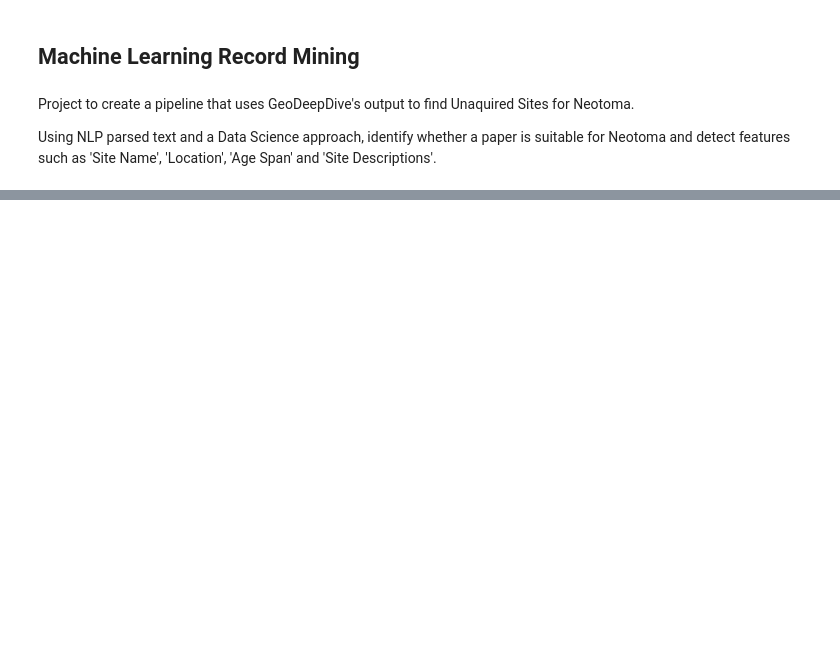
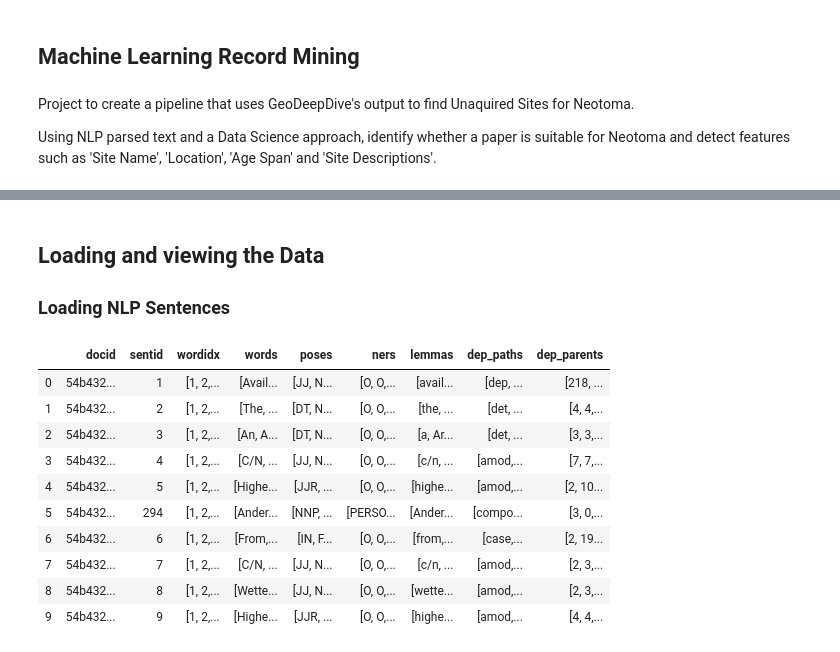
Before and after one commit to throughput-ec/UnacquiredSites, a Jupyter notebook: ML_Record_Mining_JN.ipynb, the cells around one changed output, grey strips where cells are left out. Cells and saved outputs as stored; diff of their text form; code cells hidden in the pictures; blank space fills up the shorter version.

```diff
--- a/ML_Record_Mining_JN.ipynb
+++ b/ML_Record_Mining_JN.ipynb
@@ -45,0 +18,43 @@ data.head(100)
+# %% [markdown]
+## Loading and viewing the Data
+
+### Loading NLP Sentences
+# %%
+# Connect to PostgreSQL server from terminal:
+# pg_ctl -D PSQL_Data -l logfile start
+try:
+    conn = psycopg2.connect("dbname=gdd_database user=seiryu8808 password=")
+    nlp_sentences = pd.read_sql_query('''SELECT * FROM sentences;''', conn)
+
+# If no SQL db, load from a file
+except:
+    header_list = ["_gddid", "sentence", "wordidx", "words", "poses", "ners",
+               "lemmas", "dep_paths", "dep_parents"]
+    # poses = part of speech , ners = special class, dep_paths = wordtype, = word modified
+    nlp_sentences = pd.read_csv("../Do_not_commit_data/sentences_nlp352", sep='\t', names = header_list)
+    nlp_sentences = nlp_sentences.replace('"', '', regex = True)\
+                                 .replace('\{', '', regex = True)\
+                                 .replace('}', '', regex = True)\
+                                 .replace(',', ',', regex = True)
+    nlp_sentences['wordidx']= nlp_sentences['wordidx'].str.split(",")
+    nlp_sentences['words']= nlp_sentences['words'].str.split(",")
+    nlp_sentences['poses']= nlp_sentences['poses'].str.split(",")
+    nlp_sentences['ners']= nlp_sentences['ners'].str.split(",")
+    nlp_sentences['lemmas']= nlp_sentences['lemmas'].str.split(",")
+    nlp_sentences['dep_paths']= nlp_sentences['dep_paths'].str.split(",")
+    nlp_sentences['dep_parents']= nlp_sentences['dep_parents'].str.split(",")
+    #nlp_sentences['wordIndex'].str.len()
+# %%
+nlp_sentences.head(10)
+# %% [output]
+|  | docid | sentid | wordidx | words | poses | ners | lemmas | dep_paths | dep_parents |
+| 0 | 54b432... | 1 | [1, 2,... | [Avail... | [JJ, N... | [O, O,... | [avail... | [dep, ... | [218, ... |
+| 1 | 54b432... | 2 | [1, 2,... | [The, ... | [DT, N... | [O, O,... | [the, ... | [det, ... | [4, 4,... |
+| 2 | 54b432... | 3 | [1, 2,... | [An, A... | [DT, N... | [O, O,... | [a, Ar... | [det, ... | [3, 3,... |
+| 3 | 54b432... | 4 | [1, 2,... | [C/N, ... | [JJ, N... | [O, O,... | [c/n, ... | [amod,... | [7, 7,... |
+| 4 | 54b432... | 5 | [1, 2,... | [Highe... | [JJR, ... | [O, O,... | [highe... | [amod,... | [2, 10... |
+| 5 | 54b432... | 294 | [1, 2,... | [Ander... | [NNP, ... | [PERSO... | [Ander... | [compo... | [3, 0,... |
+| 6 | 54b432... | 6 | [1, 2,... | [From,... | [IN, F... | [O, O,... | [from,... | [case,... | [2, 19... |
+| 7 | 54b432... | 7 | [1, 2,... | [C/N, ... | [JJ, N... | [O, O,... | [c/n, ... | [amod,... | [2, 3,... |
+| 8 | 54b432... | 8 | [1, 2,... | [Wette... | [JJ, N... | [O, O,... | [wette... | [amod,... | [2, 3,... |
+| 9 | 54b432... | 9 | [1, 2,... | [Highe... | [JJR, ... | [O, O,... | [highe... | [amod,... | [4, 4,... |
```
Also changed, not shown: parts of 20 cells of this notebook.
